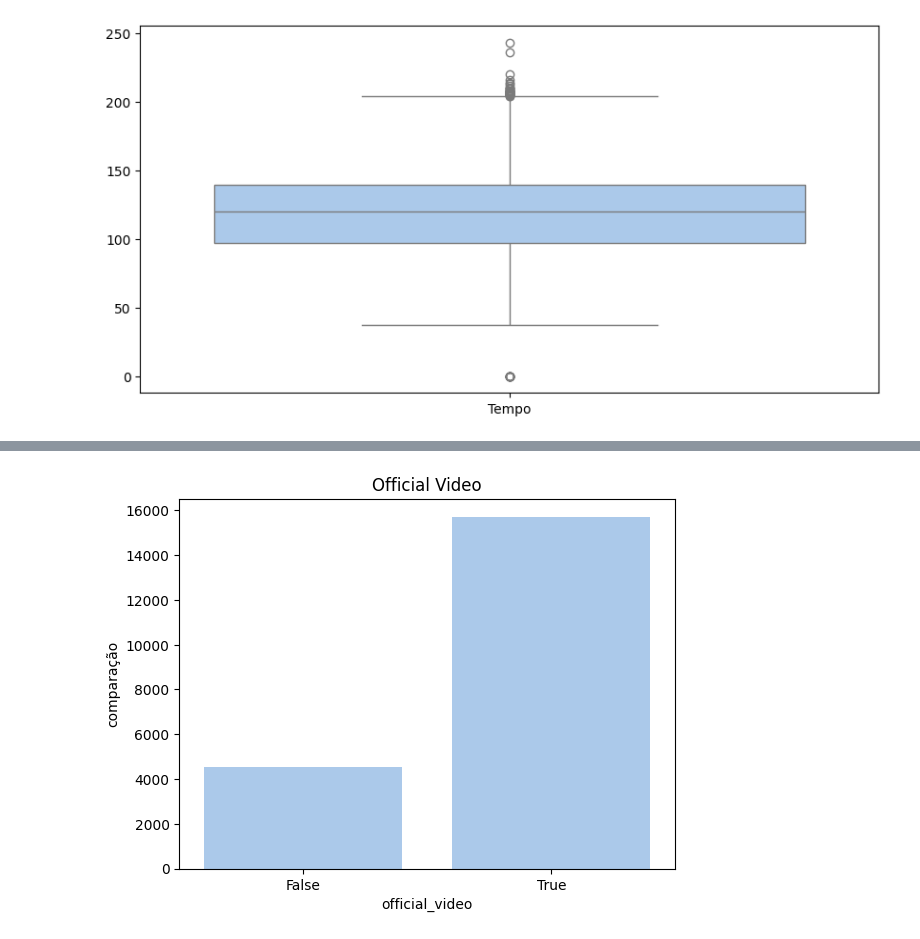
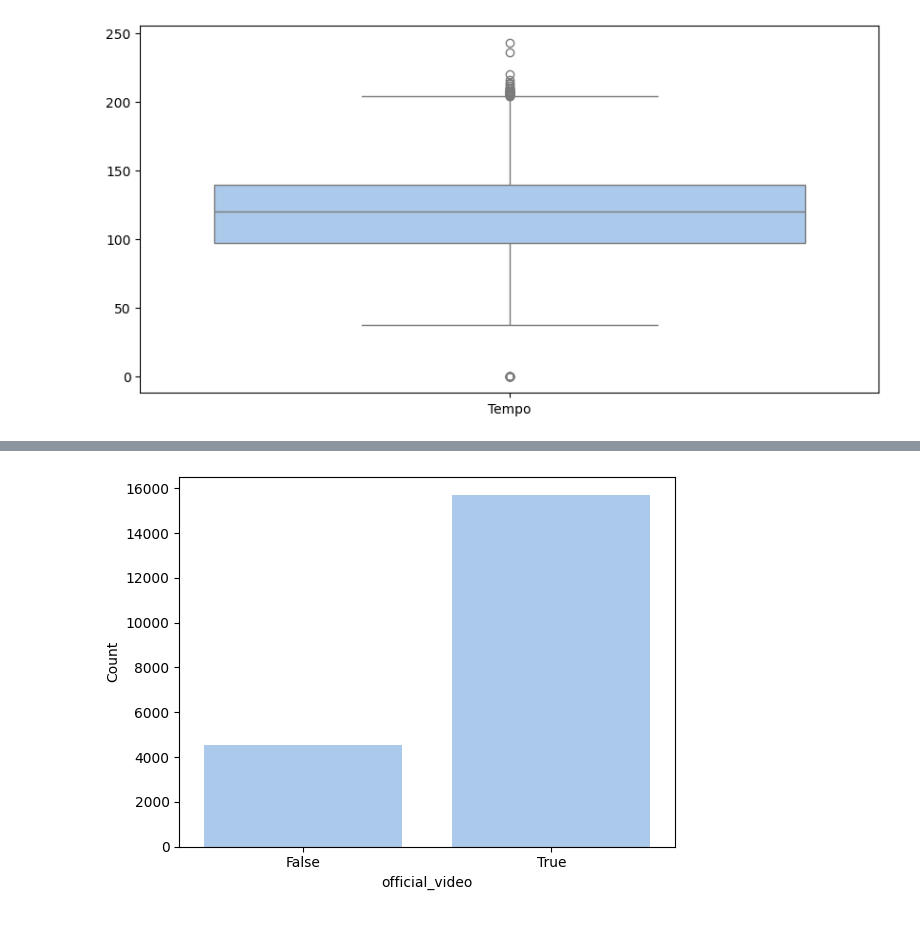
Before and after one commit to sylrod569/Projeto-ICD---An-lise-de-Dados-do-Spotify-Youtube, a Jupyter notebook: tratamento_de_dados.ipynb, the cells around one changed output, grey strips where cells are left out. Saved outputs shown, nothing was run; the diff lists cells and outputs as text; code cells hidden in the pictures.

```diff
--- a/tratamento_de_dados.ipynb
+++ b/tratamento_de_dados.ipynb
@@ -274,12 +288,8 @@ plt.show()
 # %%
-df_spotify_youtube_ = pd.read_csv("../Projeto_ICD-Analise_de_Dados_do_Spotify_e_Youtube/Spotify_Youtube.csv")
-cat_columns = ['Album_type','Licensed','official_video']
-df_spotify_youtube_cat = df_spotify_youtube[cat_columns]
-counts=df_spotify_youtube_cat['official_video'].value_counts()
+counts = df_spotify_youtube_ctg['official_video'].value_counts()
 sns.barplot(x=counts.index,y=counts.values)
 plt.xlabel('official_video')
-plt.ylabel('comparação')
-plt.title('Official Video')
+plt.ylabel('Count')
 plt.show()
 # %% [output]
-[figure, old version]
+[figure, new version]
```
Also changed, not shown: parts of 20 cells of this notebook.
